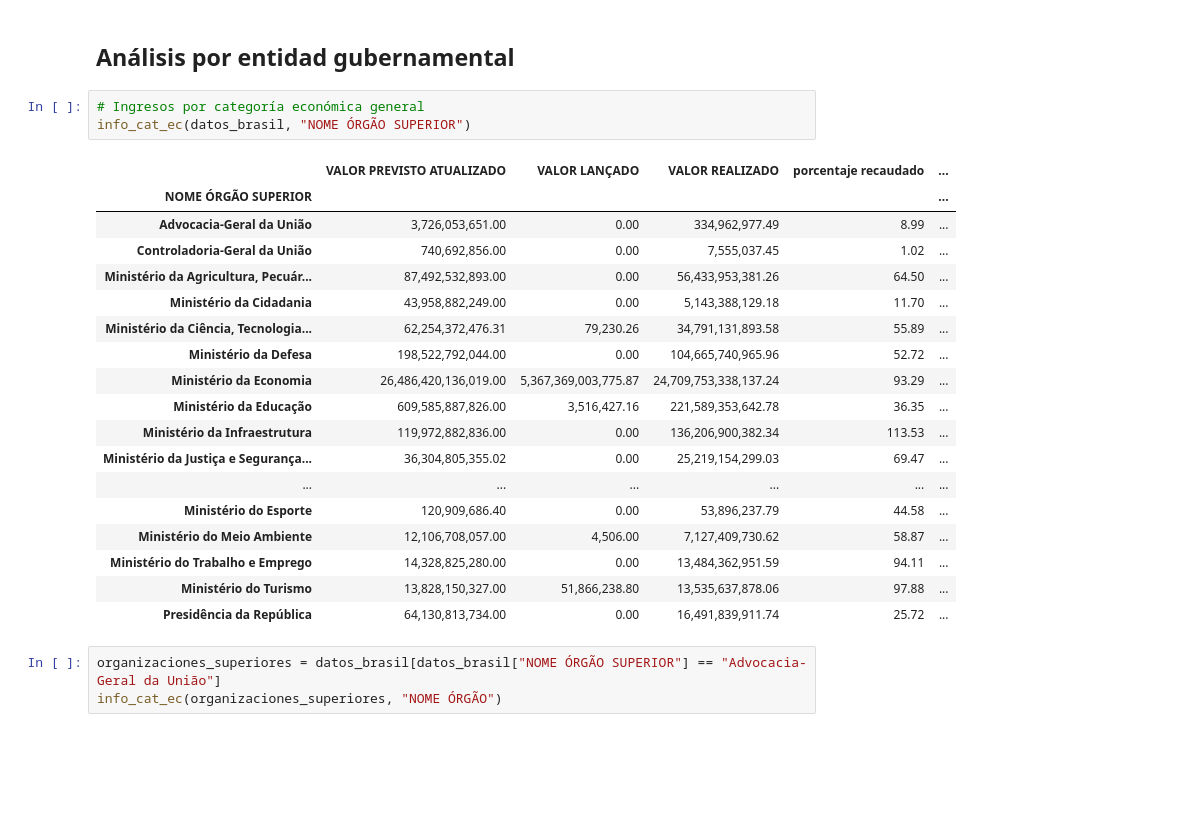
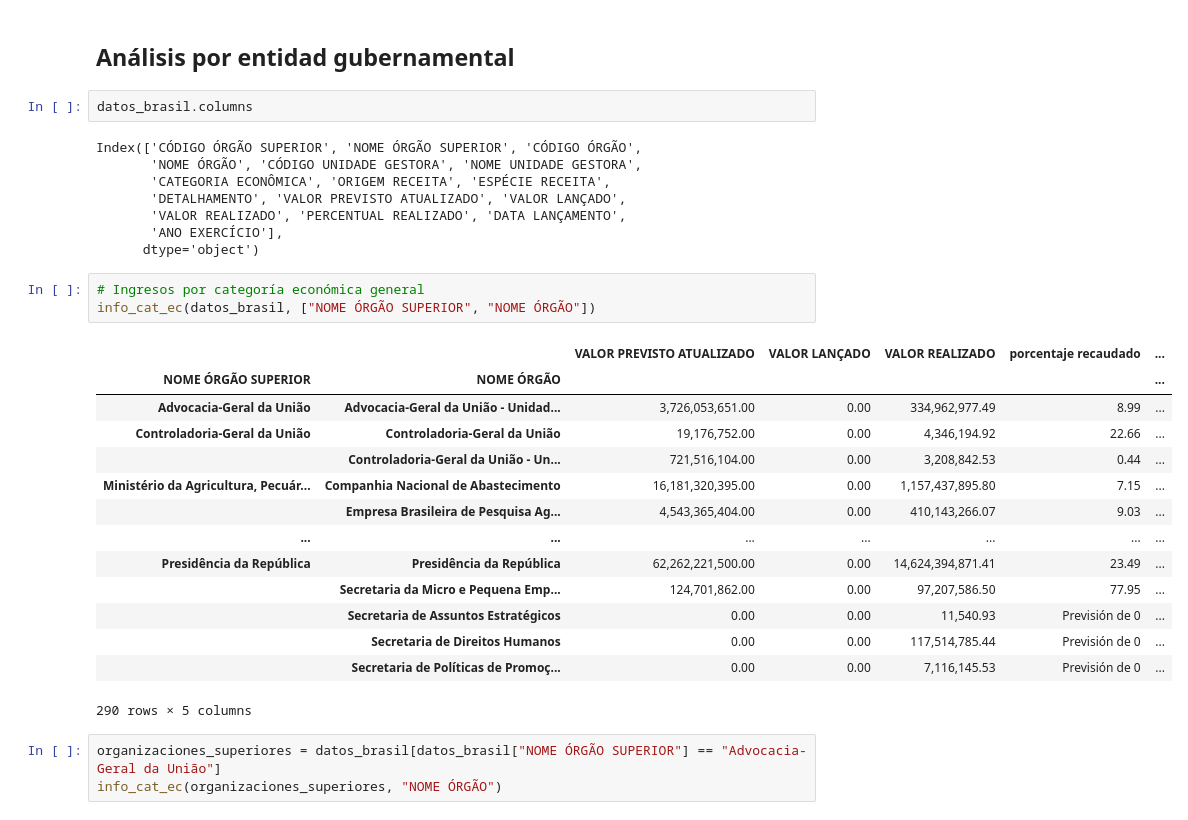
Before and after one commit to Gabijc/Proyecto2-Insights-Brasil, a Jupyter notebook: Análisis_categorías.ipynb, the cells around one changed output. Drawn from its saved outputs; the diff is of its cells as text; blank space fills up the shorter version.

```diff
--- a/Análisis_categorías.ipynb
+++ b/Análisis_categorías.ipynb
@@ -199,28 +210,34 @@ info_cat_ec(ingresos_sin_info, "ESPÉCIE RECEITA")
 | Sem informação | 0.00 | 2,812,347,576.39 | 46.57 | Previsión de 0 | ... |
 # %% [markdown]
 ## Análisis por entidad gubernamental
+# %%
+datos_brasil.columns
+# %% [output]
+Index(['CÓDIGO ÓRGÃO SUPERIOR', 'NOME ÓRGÃO SUPERIOR', 'CÓDIGO ÓRGÃO',
+       'NOME ÓRGÃO', 'CÓDIGO UNIDADE GESTORA', 'NOME UNIDADE GESTORA',
+       'CATEGORIA ECONÔMICA', 'ORIGEM RECEITA', 'ESPÉCIE RECEITA',
+       'DETALHAMENTO', 'VALOR PREVISTO ATUALIZADO', 'VALOR LANÇADO',
+       'VALOR REALIZADO', 'PERCENTUAL REALIZADO', 'DATA LANÇAMENTO',
+       'ANO EXERCÍCIO'],
+      dtype='object')
 # %%
 # Ingresos por categoría económica general
-info_cat_ec(datos_brasil, "NOME ÓRGÃO SUPERIOR")
+info_cat_ec(datos_brasil, ["NOME ÓRGÃO SUPERIOR", "NOME ÓRGÃO"])
 # %% [output]
-|  | VALOR PREVISTO ATUALIZADO | VALOR LANÇADO | VALOR REALIZADO | porcentaje recaudado | ... |
-| NOME ÓRGÃO SUPERIOR |  |  |  |  | ... |
-| Advocacia-Geral da União | 3,726,053,651.00 | 0.00 | 334,962,977.49 | 8.99 | ... |
-| Controladoria-Geral da União | 740,692,856.00 | 0.00 | 7,555,037.45 | 1.02 | ... |
-| Ministério da Agricultura, Pecuár... | 87,492,532,893.00 | 0.00 | 56,433,953,381.26 | 64.50 | ... |
-| Ministério da Cidadania | 43,958,882,249.00 | 0.00 | 5,143,388,129.18 | 11.70 | ... |
-| Ministério da Ciência, Tecnologia... | 62,254,372,476.31 | 79,230.26 | 34,791,131,893.58 | 55.89 | ... |
-| Ministério da Defesa | 198,522,792,044.00 | 0.00 | 104,665,740,965.96 | 52.72 | ... |
-| Ministério da Economia | 26,486,420,136,019.00 | 5,367,369,003,775.87 | 24,709,753,338,137.24 | 93.29 | ... |
-| Ministério da Educação | 609,585,887,826.00 | 3,516,427.16 | 221,589,353,642.78 | 36.35 | ... |
-| Ministério da Infraestrutura | 119,972,882,836.00 | 0.00 | 136,206,900,382.34 | 113.53 | ... |
-| Ministério da Justiça e Segurança... | 36,304,805,355.02 | 0.00 | 25,219,154,299.03 | 69.47 | ... |
-| ... | ... | ... | ... | ... | ... |
-| Ministério do Esporte | 120,909,686.40 | 0.00 | 53,896,237.79 | 44.58 | ... |
-| Ministério do Meio Ambiente | 12,106,708,057.00 | 4,506.00 | 7,127,409,730.62 | 58.87 | ... |
-| Ministério do Trabalho e Emprego | 14,328,825,280.00 | 0.00 | 13,484,362,951.59 | 94.11 | ... |
-| Ministério do Turismo | 13,828,150,327.00 | 51,866,238.80 | 13,535,637,878.06 | 97.88 | ... |
-| Presidência da República | 64,130,813,734.00 | 0.00 | 16,491,839,911.74 | 25.72 | ... |
+|  |  | VALOR PREVISTO ATUALIZADO | VALOR LANÇADO | VALOR REALIZADO | porcentaje recaudado | ... |
+| NOME ÓRGÃO SUPERIOR | NOME ÓRGÃO |  |  |  |  | ... |
+| Advocacia-Geral da União | Advocacia-Geral da União - Unidad... | 3,726,053,651.00 | 0.00 | 334,962,977.49 | 8.99 | ... |
+| Controladoria-Geral da União | Controladoria-Geral da União | 19,176,752.00 | 0.00 | 4,346,194.92 | 22.66 | ... |
+|  | Controladoria-Geral da União - Un... | 721,516,104.00 | 0.00 | 3,208,842.53 | 0.44 | ... |
+| Ministério da Agricultura, Pecuár... | Companhia Nacional de Abastecimento | 16,181,320,395.00 | 0.00 | 1,157,437,895.80 | 7.15 | ... |
+|  | Empresa Brasileira de Pesquisa Ag... | 4,543,365,404.00 | 0.00 | 410,143,266.07 | 9.03 | ... |
+| ... | ... | ... | ... | ... | ... | ... |
+| Presidência da República | Presidência da República | 62,262,221,500.00 | 0.00 | 14,624,394,871.41 | 23.49 | ... |
+|  | Secretaria da Micro e Pequena Emp... | 124,701,862.00 | 0.00 | 97,207,586.50 | 77.95 | ... |
+|  | Secretaria de Assuntos Estratégicos | 0.00 | 0.00 | 11,540.93 | Previsión de 0 | ... |
+|  | Secretaria de Direitos Humanos | 0.00 | 0.00 | 117,514,785.44 | Previsión de 0 | ... |
+|  | Secretaria de Políticas de Promoç... | 0.00 | 0.00 | 7,116,145.53 | Previsión de 0 | ... |
+290 rows × 5 columns
 # %%
 organizaciones_superiores = datos_brasil[datos_brasil["NOME ÓRGÃO SUPERIOR"] == "Advocacia-Geral da União"]
 info_cat_ec(organizaciones_superiores, "NOME ÓRGÃO")
```
Also changed, not shown: parts of 2 cells of this notebook.
